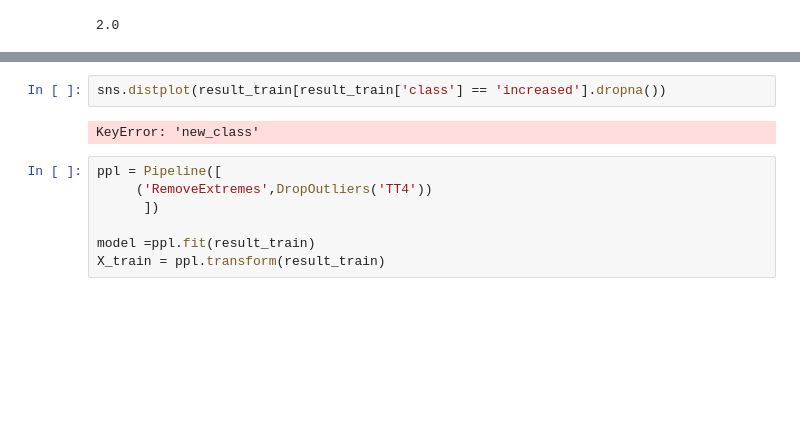
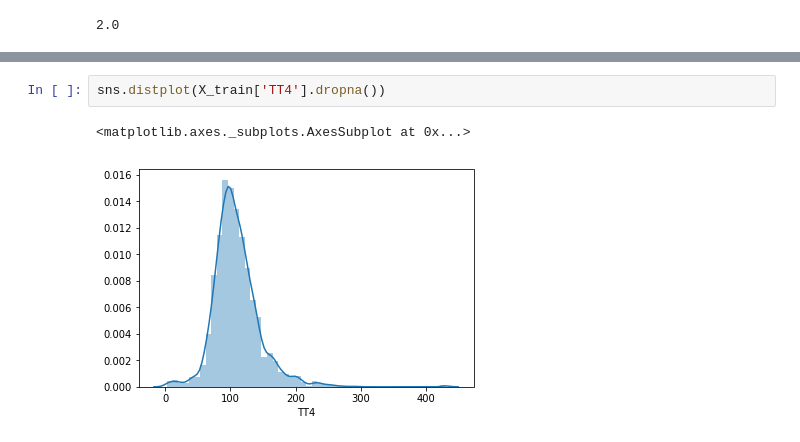
Before and after one commit to Pomichal/pr1_IAU, a Jupyter notebook: Preprocessing.ipynb, the cells around one changed output, grey strips where cells are left out. Cells and saved outputs as stored; diff of their text form; blank space fills up the shorter version.

```diff
--- a/Preprocessing.ipynb
+++ b/Preprocessing.ipynb
@@ -385,11 +421,5 @@ atribut TT4 pred odstranenim vychylenych hodnot:
 # %%
-sns.distplot(result_train[result_train['class'] == 'increased'].dropna())
+sns.distplot(X_train['TT4'].dropna())
 # %% [output]
-KeyError: 'new_class'
+<matplotlib.axes._subplots.AxesSubplot at 0x...>
+[figure, added]
-# %%
-ppl = Pipeline([
-     ('RemoveExtremes',DropOutliers('TT4'))
-      ])
-
-model =ppl.fit(result_train)
-X_train = ppl.transform(result_train)
```
Also changed, not shown: parts of 20 cells of this notebook.
